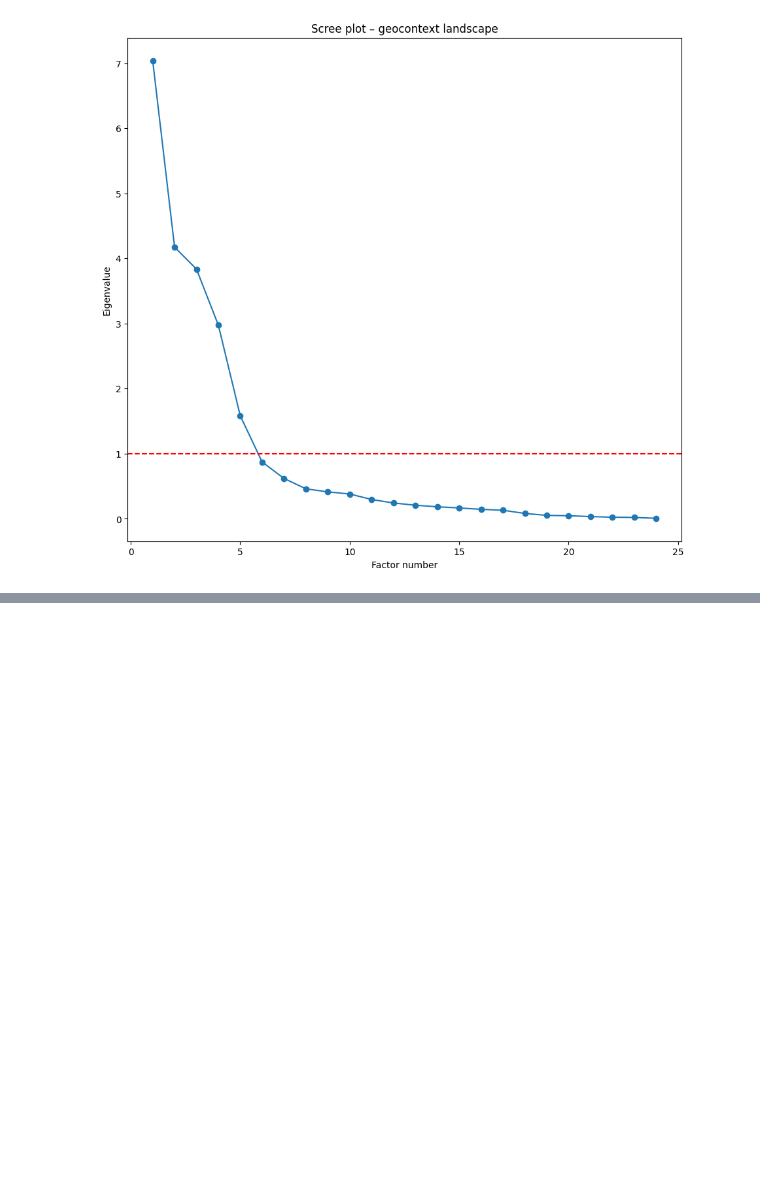
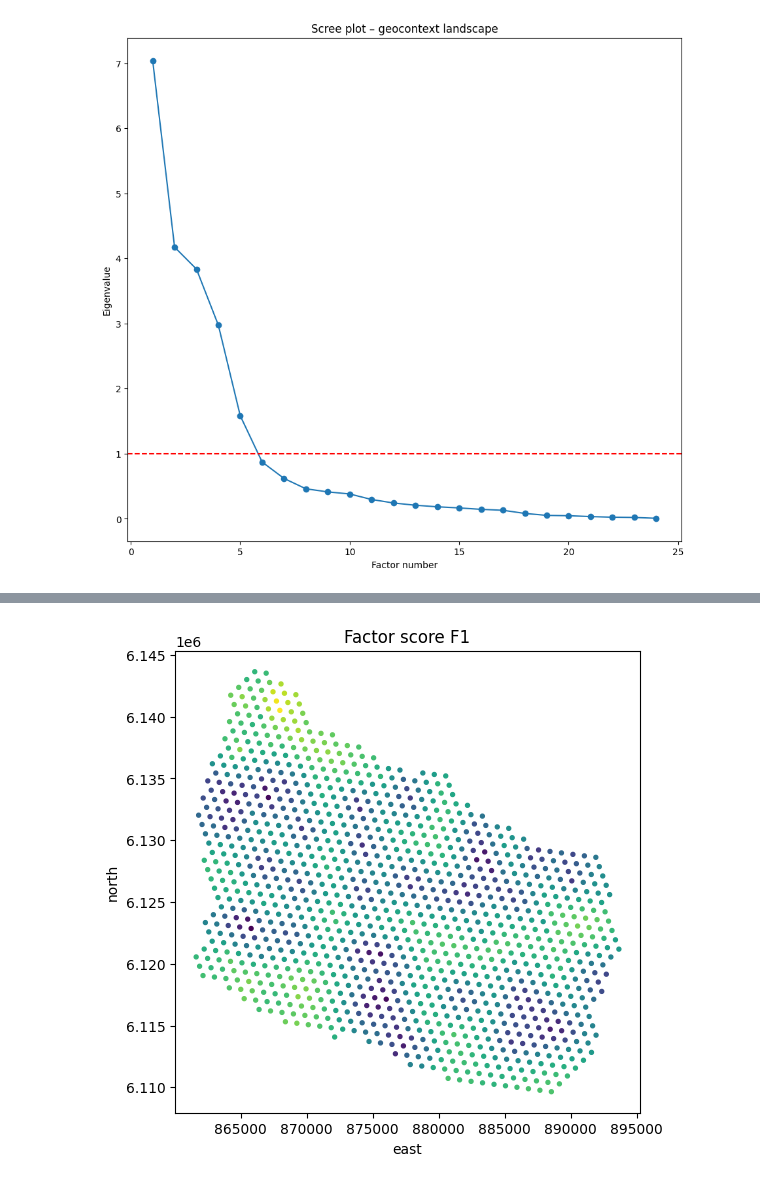
Before and after one commit to atbaralandskap/energy-landscape-geocontext, a Jupyter notebook: geocontext.ipynb, the cells around one changed output, grey strips where cells are left out. Saved outputs shown, nothing was run; the diff lists cells and outputs as text; code cells hidden in the pictures; blank space fills up the shorter version.

Commit message:
Add factor analysis and hex-level context scores

```diff
--- a/geocontext.ipynb
+++ b/geocontext.ipynb
@@ -755,0 +772,8 @@ TypeError: check_array() got an unexpected keyword argument 'force_all_finite'
+# %%
+scores = pd.DataFrame(
+    fa.transform(Xz),
+    index=Xz.index,
+    columns=[f"F{i+1}" for i in range(n_factors)]
+)
+
+scores.head()
@@ -755,0 +787,2 @@ TypeError: check_array() got an unexpected keyword argument 'force_all_finite'
+# %%
+pointsWithContext = pointsWithContext.join(scores)
@@ -755,0 +891,11 @@ TypeError: check_array() got an unexpected keyword argument 'force_all_finite'
+# %%
+import matplotlib.pyplot as plt
+
+f = "F1"  # try F2, F3...
+plt.figure(figsize=(6,6))
+plt.scatter(pointsWithContext["east"], pointsWithContext["north"], c=pointsWithContext[f], s=8)
+plt.title(f"Factor score {f}")
+plt.xlabel("east"); plt.ylabel("north")
+plt.show()
+# %% [output]
+[figure, added]
```
Also changed, not shown: parts of 24 cells of this notebook, 2 other files.
